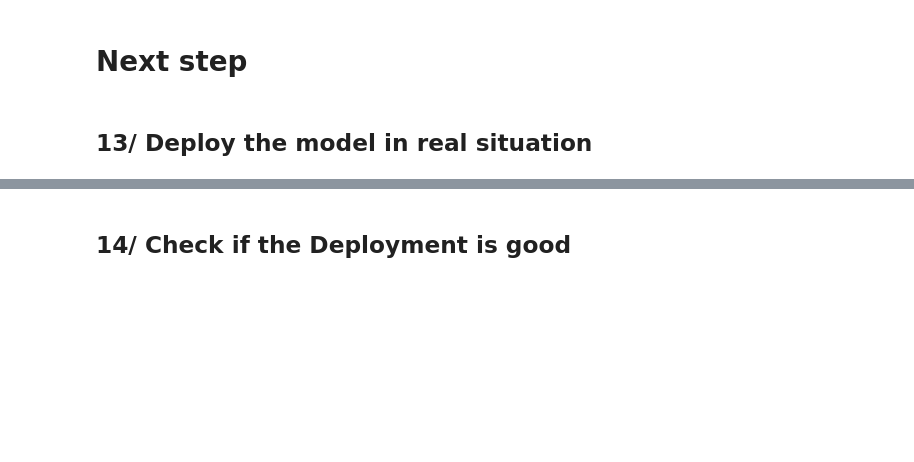
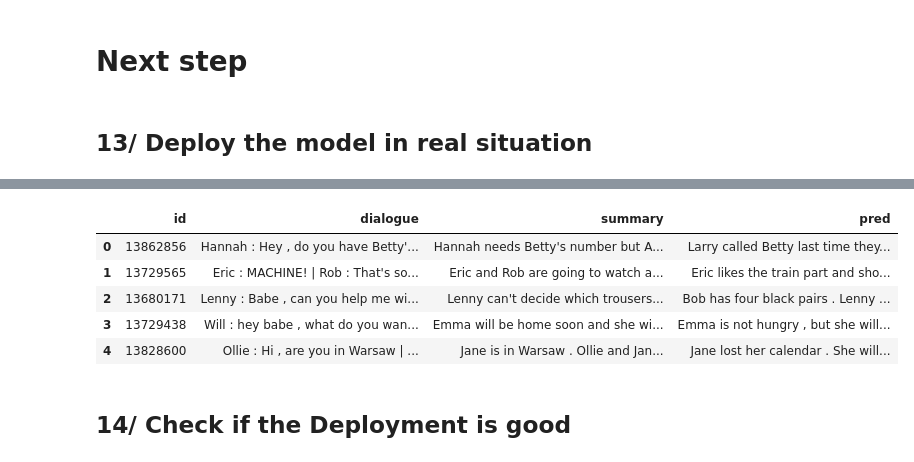
Before and after one commit to RomainPen/Text_summarization, a Jupyter notebook: Notebook/TXTsum_notebook.ipynb, the cells around one changed output, grey strips where cells are left out. Saved outputs shown, nothing was run; the diff lists cells and outputs as text; code cells hidden in the pictures; blank space fills up the shorter version.

```diff
--- a/Notebook/TXTsum_notebook.ipynb
+++ b/Notebook/TXTsum_notebook.ipynb
@@ -545,3 +509,8 @@ ROUGE score interpretation :
 trainer.save_model(r'..\Model\T5_small_finetune_samsum_model')
 # %% [markdown]
 # 11/ Valid the model by evaluating the model on the test set (val2)
+# %%
+# Define the devise (cuda or CPU) :
+import torch
+device = "cuda:0" if torch.cuda.is_available() else "cpu"
+device
@@ -642,7 +642,7 @@ Carla: Nice !
 
 # Manage the output length :
 # Output_length (=max_length) == [10% ; 15%] * input_lenght
-gen_kwargs = {'length_penalty': 0.8, 'num_beams': 8, "max_length": round(len(custom_dialogue)*0.13)}
+gen_kwargs = {'length_penalty': 0.8, 'num_beams': 8, "max_length": round(len(custom_dialogue)*0.15)}
 print(pipe(custom_dialogue, **gen_kwargs)[0]["summary_text"])
 # %% [markdown]
 # Next step
@@ -656,34 +670,3 @@ df_val2_brut
 # Import model :
 from transformers import pipeline
 model_txtsum = pipeline('summarization', model='../Model/T5_small_finetune_samsum_model', device=device)
-# %%
-def API_simulation(data, model) :
-    # -------------- Data cleaning 1 : ---------------------
-    # Rename col
-    # Change col type
-    # Delete useless col
-    # Data cleaning funct
-
-    # ------------- Data cleaning 2 : ----------------------
-    # Pandas DF to Datasets
-    # Normalized_txt
-    # Correct spelling and grammar
-    # remove noise
-    # Handle emoji
-    # [option] correct consistency
-    # [option] correct consistency in Formatting
-    # [option] Data filter (select specific txt)
-
-    # ------- Extract and transform input as list ----------
-    # Datasets.reset_format()
-    # Extract the txt
-
-    # -------------------- Predict (try with map function first) ------------------------
-    # predict the txt
-    # transform output as list
-
-    # ---------------- Create the new_data ----------------
-    # Concat the df_txt_input and df_pred_output
-
-    # ---------------- Return the new_data ----------------
-    return " new_data "
@@ -690,7 +824,14 @@ def API_simulation(data, model) :
 # %%
 # Save the output :
-new_data = API_simulation(df_val2_brut, model)
-new_data
+df_val2_pred = API_simulation(data=df_val2_brut, input_col_name="dialogue", model=model_txtsum)
+df_val2_pred
+# %% [output]
+|  | id | dialogue | summary | pred |
+| 0 | 13862856 | Hannah : Hey , do you have Betty'... | Hannah needs Betty's number but A... | Larry called Betty last time they... |
+| 1 | 13729565 | Eric : MACHINE! | Rob : That's so... | Eric and Rob are going to watch a... | Eric likes the train part and sho... |
+| 2 | 13680171 | Lenny : Babe , can you help me wi... | Lenny can't decide which trousers... | Bob has four black pairs . Lenny ... |
+| 3 | 13729438 | Will : hey babe , what do you wan... | Emma will be home soon and she wi... | Emma is not hungry , but she will... |
+| 4 | 13828600 | Ollie : Hi , are you in Warsaw | ... | Jane is in Warsaw . Ollie and Jan... | Jane lost her calendar . She will... |
 # %% [markdown]
 ## 14/ Check if the Deployment is good
 # %% [raw]
```
Also changed, not shown: parts of 15 cells of this notebook.
